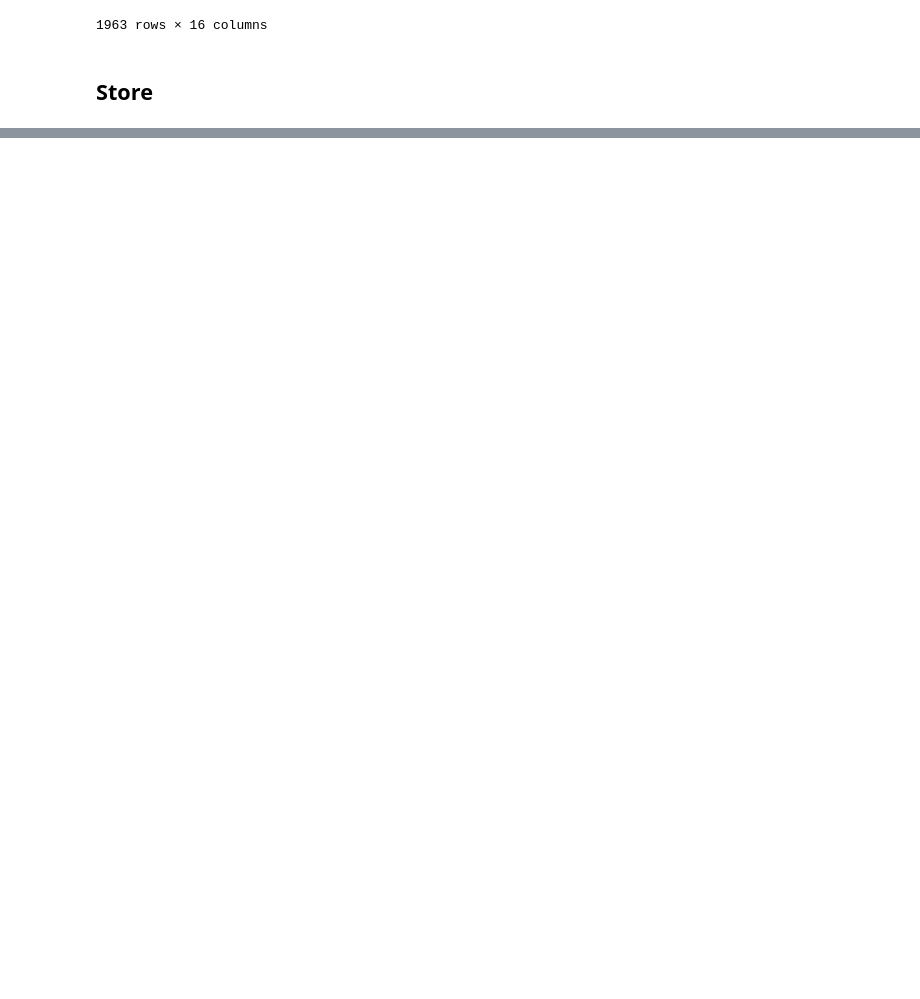
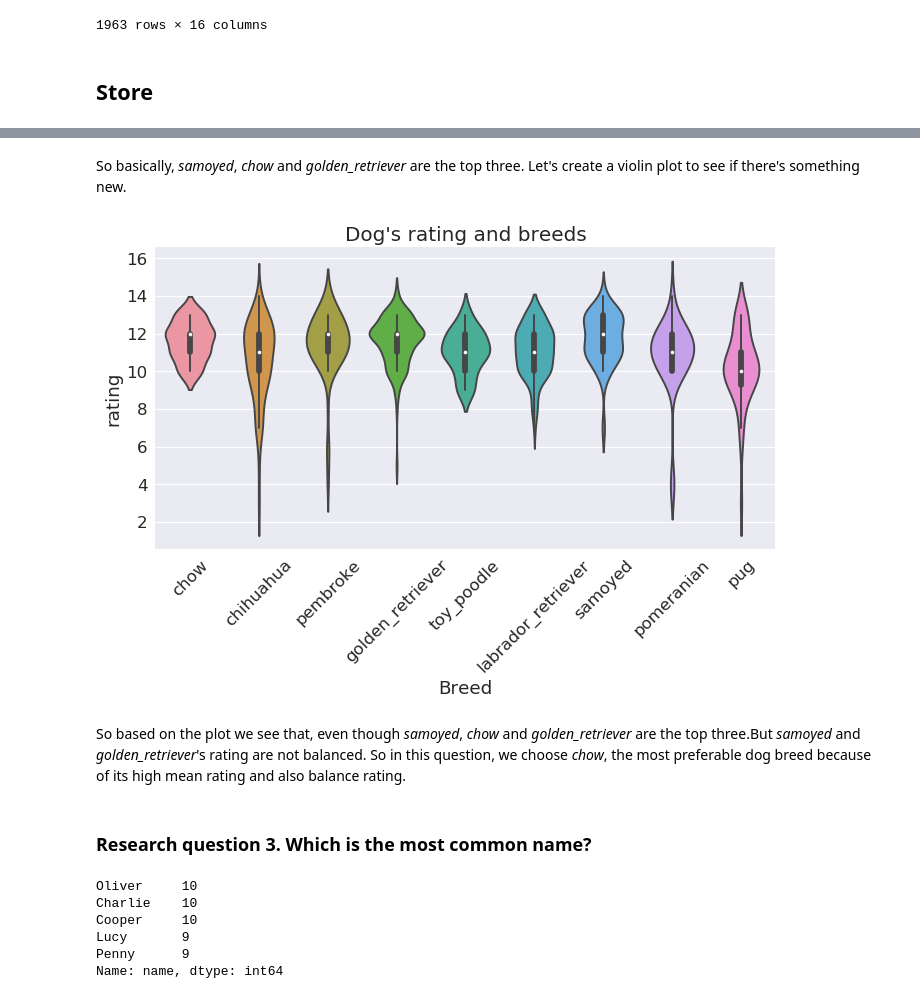
Before and after one commit to TuanAnhBui/DataAnalysis_Udacity, a Jupyter notebook: Project5/wrangle_act.ipynb, the cells around one changed output, grey strips where cells are left out. Drawn from its saved outputs; the diff is of its cells as text; code cells hidden in the pictures; blank space fills up the shorter version.

```diff
--- a/Project5/wrangle_act.ipynb
+++ b/Project5/wrangle_act.ipynb
@@ -814,0 +957,6 @@ twitter_archive.to_csv
+# %%
+breed_df = df[['p1','p1_conf','p1_dog','rating']].copy()
+breed_df = breed_df[breed_df.p1_dog==True]
+breed_df.drop('p1_dog',axis=1,inplace=True)
+# %%
+breed_df = breed_df.groupby('p1').filter(lambda x: len(x)>=30)
@@ -814,0 +979,24 @@ twitter_archive.to_csv
+# %% [markdown]
+So basically, *samoyed*, *chow* and *golden_retriever* are the top three. Let's create a violin plot to see if there's something new.
+# %%
+fig=plt.figure(figsize=(10, 5), dpi= 80)
+sns.set(font_scale=1.5)
+ax = sns.violinplot(x='p1',y="rating",data=breed_df)
+ax.set_title("Dog's rating and breeds")
+ax.set_xlabel("Breed")
+ax.set_xticklabels(ax.get_xticklabels(), rotation=45);
+# %% [output]
+[figure, added]
+# %% [markdown]
+So based on the plot we see that, even though *samoyed*, *chow* and *golden_retriever* are the top three.But *samoyed* and *golden_retriever*'s rating are not balanced. So in this question, we choose *chow*, the most preferable dog breed because of its high mean rating and also balance rating.
+# %% [markdown]
+### Research question 3. Which is the most common name?
+# %%
+df.name.value_counts()[:5]
+# %% [output]
+Oliver     10
+Charlie    10
+Cooper     10
+Lucy       9
+Penny      9
+Name: name, dtype: int64
```
Also changed, not shown: parts of 42 cells of this notebook, 3 other files.
